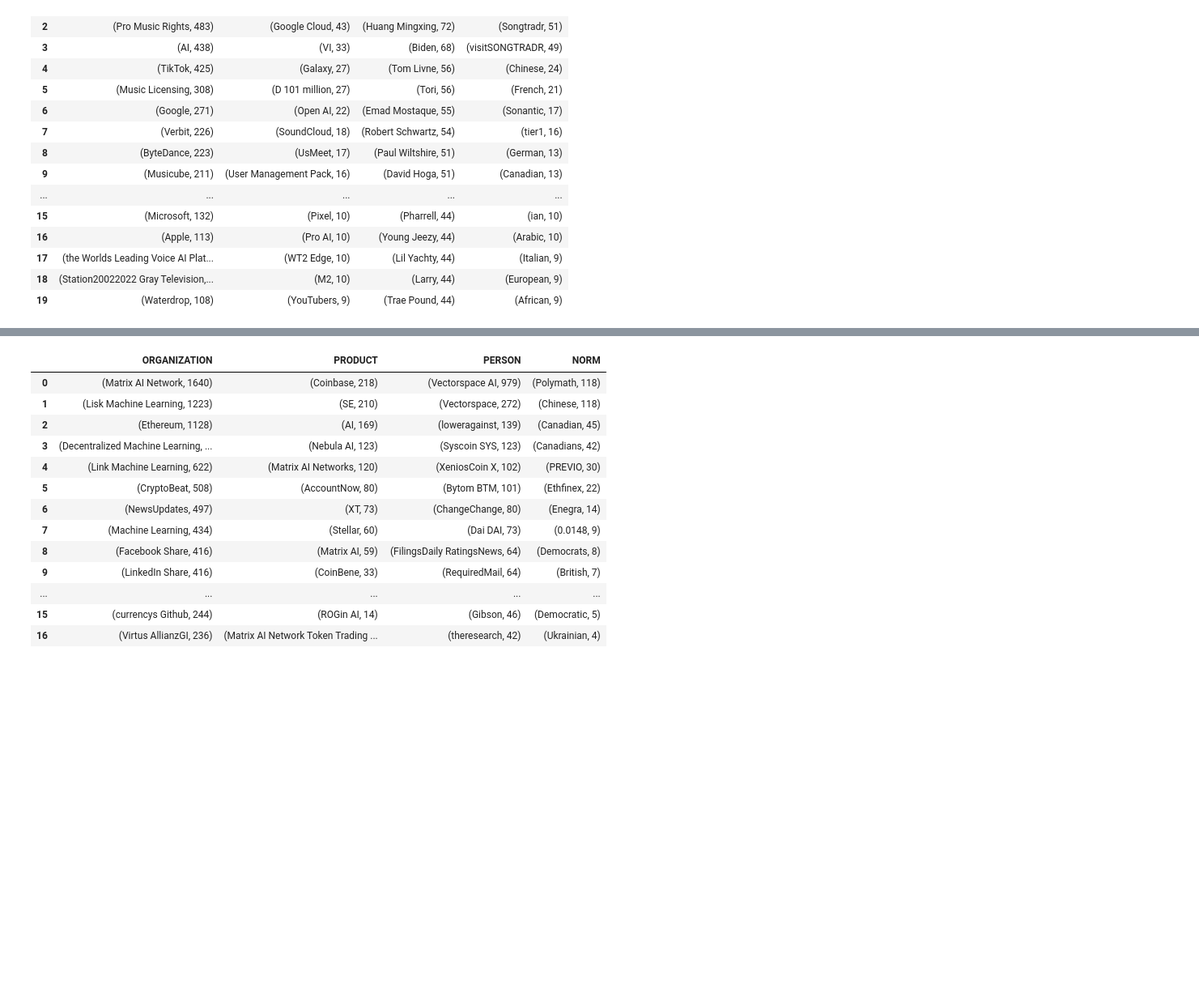
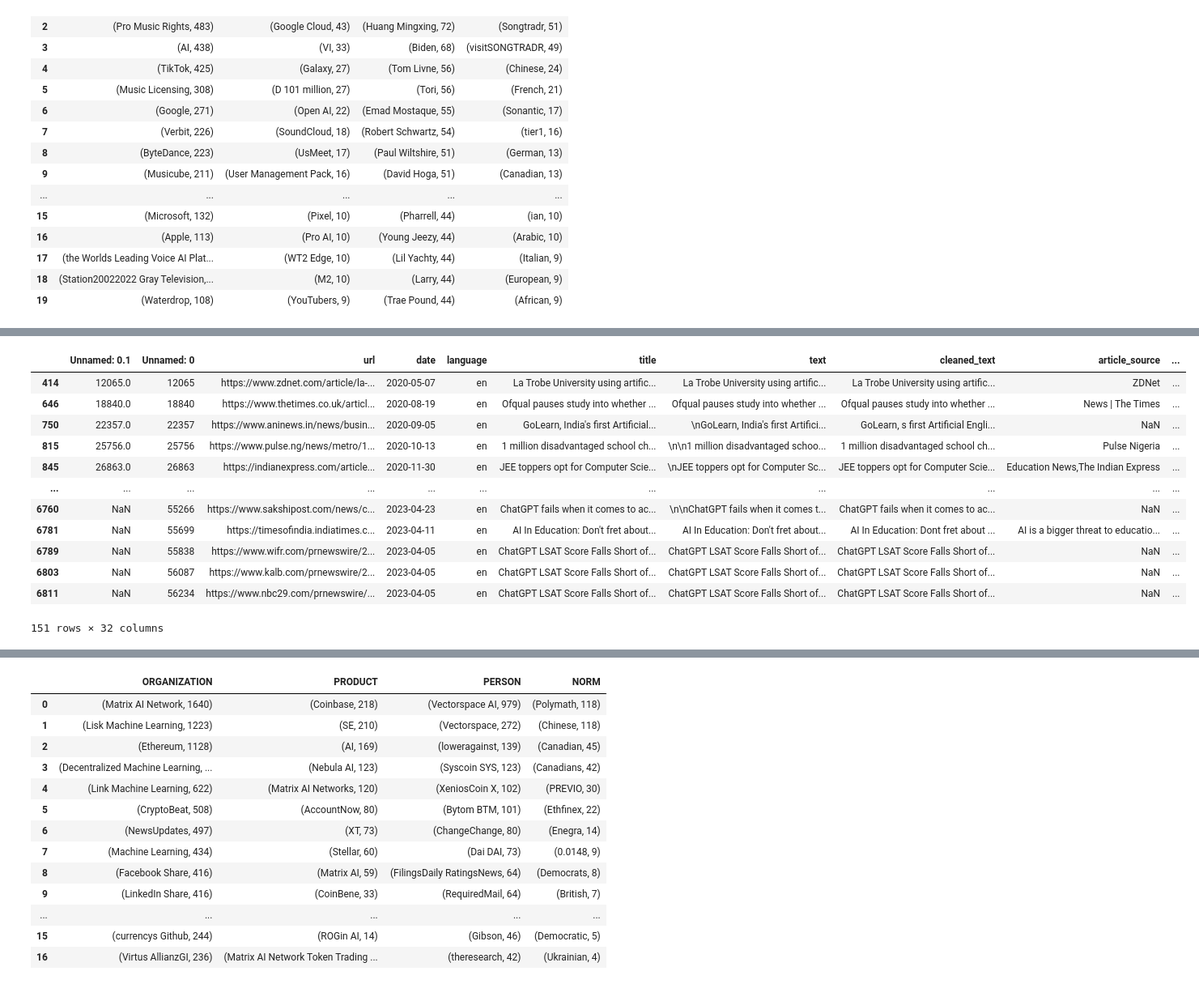
Before and after one commit to kshitij-mittal/Impact_Analysis_GenAI, a Jupyter notebook: 062_TargetedSentiment.ipynb, the cells around one changed output, grey strips where cells are left out. Shown at 81% size. Drawn from its saved outputs; the diff is of its cells as text; code cells hidden in the pictures; blank space fills up the shorter version.

```diff
--- a/062_TargetedSentiment.ipynb
+++ b/062_TargetedSentiment.ipynb
@@ -421,0 +450,5 @@ create_wordcloud(df_filt_pos_mus,word_remove=word_remove_music)
+# %%
+# EDTech
+df_filt_neg_edu=df_filt_neg[df_filt_neg.Bert_topics_new.isin([7])]
+ent_trend_edu = get_top_ents_2(df_filt_neg_edu)
+ent_trend_edu
@@ -421,0 +473,16 @@ create_wordcloud(df_filt_pos_mus,word_remove=word_remove_music)
+# %%
+df_filt_neg_edu
+# %% [output]
+|  | Unnamed: 0.1 | Unnamed: 0 | url | date | language | title | text | cleaned_text | article_source | ... |
+| 414 | 12065.0 | 12065 | https://www.zdnet.com/article/la-... | 2020-05-07 | en | La Trobe University using artific... | La Trobe University using artific... | La Trobe University using artific... | ZDNet | ... |
+| 646 | 18840.0 | 18840 | https://www.thetimes.co.uk/articl... | 2020-08-19 | en | Ofqual pauses study into whether ... | Ofqual pauses study into whether ... | Ofqual pauses study into whether ... | News | The Times | ... |
+| 750 | 22357.0 | 22357 | https://www.aninews.in/news/busin... | 2020-09-05 | en | GoLearn, India's first Artificial... | \nGoLearn, India's first Artifici... | GoLearn, s first Artificial Engli... | NaN | ... |
+| 815 | 25756.0 | 25756 | https://www.pulse.ng/news/metro/1... | 2020-10-13 | en | 1 million disadvantaged school ch... | \n\n1 million disadvantaged schoo... | 1 million disadvantaged school ch... | Pulse Nigeria | ... |
+| 845 | 26863.0 | 26863 | https://indianexpress.com/article... | 2020-11-30 | en | JEE toppers opt for Computer Scie... | \nJEE toppers opt for Computer Sc... | JEE toppers opt for Computer Scie... | Education News,The Indian Express | ... |
+| ... | ... | ... | ... | ... | ... | ... | ... | ... | ... | ... |
+| 6760 | NaN | 55266 | https://www.sakshipost.com/news/c... | 2023-04-23 | en | ChatGPT fails when it comes to ac... | \n\nChatGPT fails when it comes t... | ChatGPT fails when it comes to ac... | NaN | ... |
+| 6781 | NaN | 55699 | https://timesofindia.indiatimes.c... | 2023-04-11 | en | AI In Education: Don't fret about... | AI In Education: Don't fret about... | AI In Education: Dont fret about ... | AI is a bigger threat to educatio... | ... |
+| 6789 | NaN | 55838 | https://www.wifr.com/prnewswire/2... | 2023-04-05 | en | ChatGPT LSAT Score Falls Short of... | ChatGPT LSAT Score Falls Short of... | ChatGPT LSAT Score Falls Short of... | NaN | ... |
+| 6803 | NaN | 56087 | https://www.kalb.com/prnewswire/2... | 2023-04-05 | en | ChatGPT LSAT Score Falls Short of... | ChatGPT LSAT Score Falls Short of... | ChatGPT LSAT Score Falls Short of... | NaN | ... |
+| 6811 | NaN | 56234 | https://www.nbc29.com/prnewswire/... | 2023-04-05 | en | ChatGPT LSAT Score Falls Short of... | ChatGPT LSAT Score Falls Short of... | ChatGPT LSAT Score Falls Short of... | NaN | ... |
+151 rows × 32 columns
```
Also changed, not shown: parts of 12 cells of this notebook, 23 other files.
